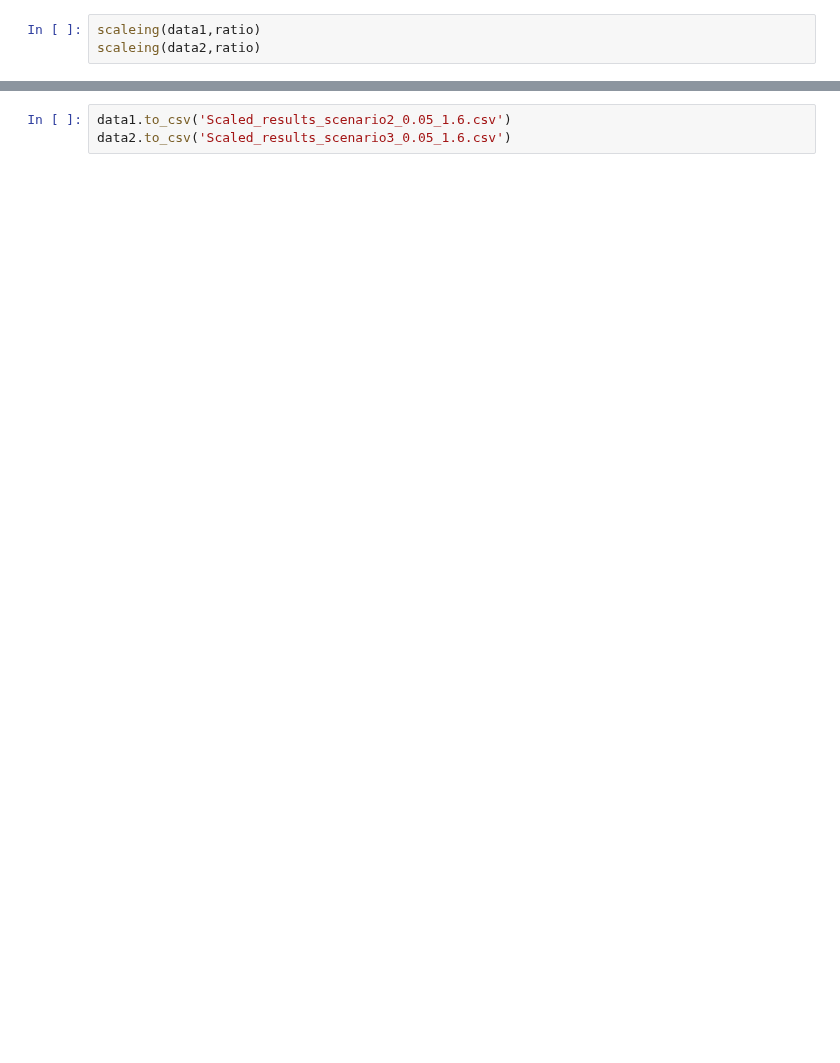
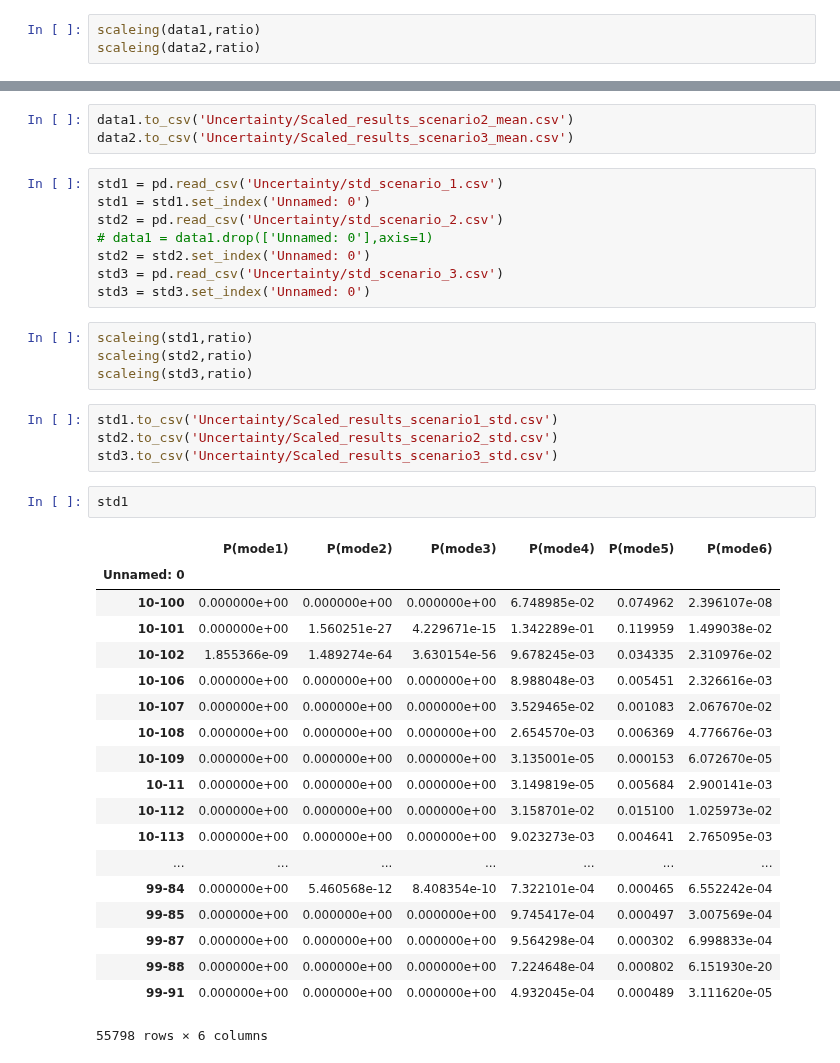
Before and after one commit to Rufei-Sheng/Manhattan-Congestion-Surcharge-Capstone, a Jupyter notebook: results/Final_results/scaling.ipynb, the cells around one changed output, grey strips where cells are left out. Drawn from its saved outputs; the diff is of its cells as text; blank space fills up the shorter version.

Commit message:
Update Uncertainty

```diff
--- a/results/Final_results/scaling.ipynb
+++ b/results/Final_results/scaling.ipynb
@@ -114,4 +114,42 @@ P(mode6)    7.234592e+05
 dtype: float64
 # %%
-data1.to_csv('Scaled_results_scenario2_0.05_1.6.csv')
-data2.to_csv('Scaled_results_scenario3_0.05_1.6.csv')
+data1.to_csv('Uncertainty/Scaled_results_scenario2_mean.csv')
+data2.to_csv('Uncertainty/Scaled_results_scenario3_mean.csv')
+# %%
+std1 = pd.read_csv('Uncertainty/std_scenario_1.csv')
+std1 = std1.set_index('Unnamed: 0')
+std2 = pd.read_csv('Uncertainty/std_scenario_2.csv')
+# data1 = data1.drop(['Unnamed: 0'],axis=1)
+std2 = std2.set_index('Unnamed: 0')
+std3 = pd.read_csv('Uncertainty/std_scenario_3.csv')
+std3 = std3.set_index('Unnamed: 0')
+# %%
+scaleing(std1,ratio)
+scaleing(std2,ratio)
+scaleing(std3,ratio)
+# %%
+std1.to_csv('Uncertainty/Scaled_results_scenario1_std.csv')
+std2.to_csv('Uncertainty/Scaled_results_scenario2_std.csv')
+std3.to_csv('Uncertainty/Scaled_results_scenario3_std.csv')
+# %%
+std1
+# %% [output]
+|  | P(mode1) | P(mode2) | P(mode3) | P(mode4) | P(mode5) | P(mode6) |
+| Unnamed: 0 |  |  |  |  |  |  |
+| 10-100 | 0.000000e+00 | 0.000000e+00 | 0.000000e+00 | 6.748985e-02 | 0.074962 | 2.396107e-08 |
+| 10-101 | 0.000000e+00 | 1.560251e-27 | 4.229671e-15 | 1.342289e-01 | 0.119959 | 1.499038e-02 |
+| 10-102 | 1.855366e-09 | 1.489274e-64 | 3.630154e-56 | 9.678245e-03 | 0.034335 | 2.310976e-02 |
+| 10-106 | 0.000000e+00 | 0.000000e+00 | 0.000000e+00 | 8.988048e-03 | 0.005451 | 2.326616e-03 |
+| 10-107 | 0.000000e+00 | 0.000000e+00 | 0.000000e+00 | 3.529465e-02 | 0.001083 | 2.067670e-02 |
+| 10-108 | 0.000000e+00 | 0.000000e+00 | 0.000000e+00 | 2.654570e-03 | 0.006369 | 4.776676e-03 |
+| 10-109 | 0.000000e+00 | 0.000000e+00 | 0.000000e+00 | 3.135001e-05 | 0.000153 | 6.072670e-05 |
+| 10-11 | 0.000000e+00 | 0.000000e+00 | 0.000000e+00 | 3.149819e-05 | 0.005684 | 2.900141e-03 |
+| 10-112 | 0.000000e+00 | 0.000000e+00 | 0.000000e+00 | 3.158701e-02 | 0.015100 | 1.025973e-02 |
+| 10-113 | 0.000000e+00 | 0.000000e+00 | 0.000000e+00 | 9.023273e-03 | 0.004641 | 2.765095e-03 |
+| ... | ... | ... | ... | ... | ... | ... |
+| 99-84 | 0.000000e+00 | 5.460568e-12 | 8.408354e-10 | 7.322101e-04 | 0.000465 | 6.552242e-04 |
+| 99-85 | 0.000000e+00 | 0.000000e+00 | 0.000000e+00 | 9.745417e-04 | 0.000497 | 3.007569e-04 |
+| 99-87 | 0.000000e+00 | 0.000000e+00 | 0.000000e+00 | 9.564298e-04 | 0.000302 | 6.998833e-04 |
+| 99-88 | 0.000000e+00 | 0.000000e+00 | 0.000000e+00 | 7.224648e-04 | 0.000802 | 6.151930e-20 |
+| 99-91 | 0.000000e+00 | 0.000000e+00 | 0.000000e+00 | 4.932045e-04 | 0.000489 | 3.111620e-05 |
+55798 rows × 6 columns
```
Also changed, not shown: parts of 4 cells of this notebook, 3 other files.
